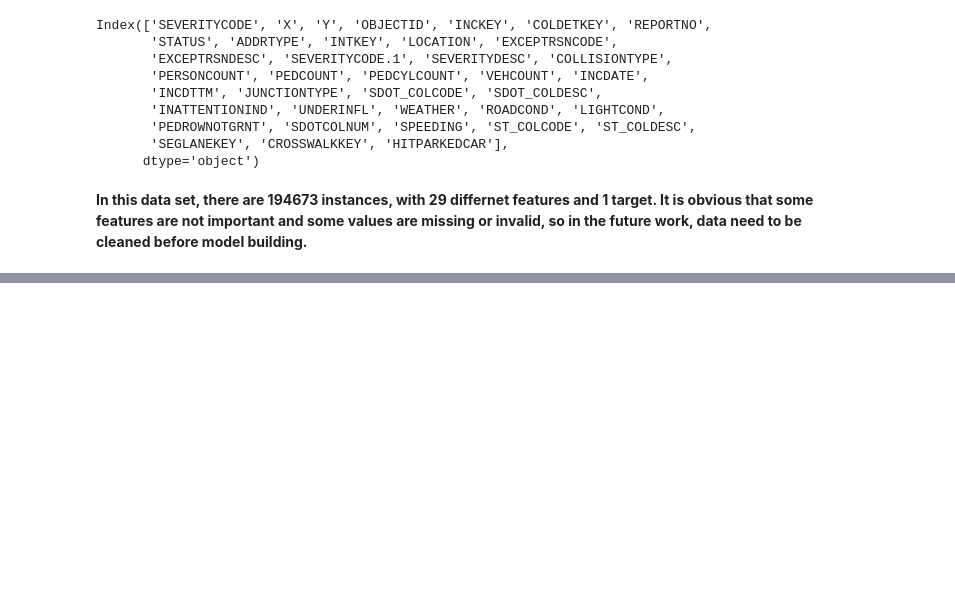
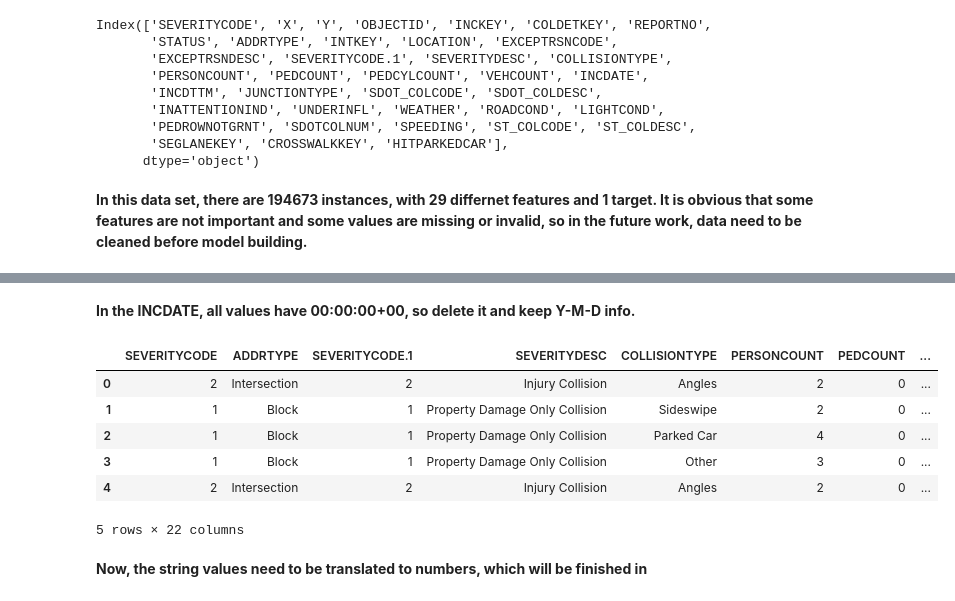
Before and after one commit to songwenzhuo/Coursera_Capstone, a Jupyter notebook: Coursera Capstone Part1.ipynb, the cells around one changed output, grey strips where cells are left out. Drawn from its saved outputs; the diff is of its cells as text; code cells hidden in the pictures; blank space fills up the shorter version.

```diff
--- a/Coursera Capstone Part1.ipynb
+++ b/Coursera Capstone Part1.ipynb
@@ -74,0 +163,3 @@ Index(['SEVERITYCODE', 'X', 'Y', 'OBJECTID', 'INCKEY', 'COLDETKEY', 'REPORTNO',
+# %%
+df.UNDERINFL.replace(['N', 'Y'], [0, 1], inplace=True)
+df.UNDERINFL = df.UNDERINFL.astype(int)
@@ -74,0 +200,17 @@ Index(['SEVERITYCODE', 'X', 'Y', 'OBJECTID', 'INCKEY', 'COLDETKEY', 'REPORTNO',
+# %% [markdown]
+**In the INCDATE, all values have 00:00:00+00, so delete it and keep Y-M-D info.**
+# %%
+df.DATE = [x[0] for x in df.INCDATE.str.split(' ')]
+df.drop(['INCDATE'], axis=1, inplace=True)
+# %%
+df.head()
+# %% [output]
+|  | SEVERITYCODE | ADDRTYPE | SEVERITYCODE.1 | SEVERITYDESC | COLLISIONTYPE | PERSONCOUNT | PEDCOUNT | ... |
+| 0 | 2 | Intersection | 2 | Injury Collision | Angles | 2 | 0 | ... |
+| 1 | 1 | Block | 1 | Property Damage Only Collision | Sideswipe | 2 | 0 | ... |
+| 2 | 1 | Block | 1 | Property Damage Only Collision | Parked Car | 4 | 0 | ... |
+| 3 | 1 | Block | 1 | Property Damage Only Collision | Other | 3 | 0 | ... |
+| 4 | 2 | Intersection | 2 | Injury Collision | Angles | 2 | 0 | ... |
+5 rows × 22 columns
+# %% [markdown]
+**Now, the string values need to be translated to numbers, which will be finished in**
```
Also changed, not shown: parts of 18 cells of this notebook.
